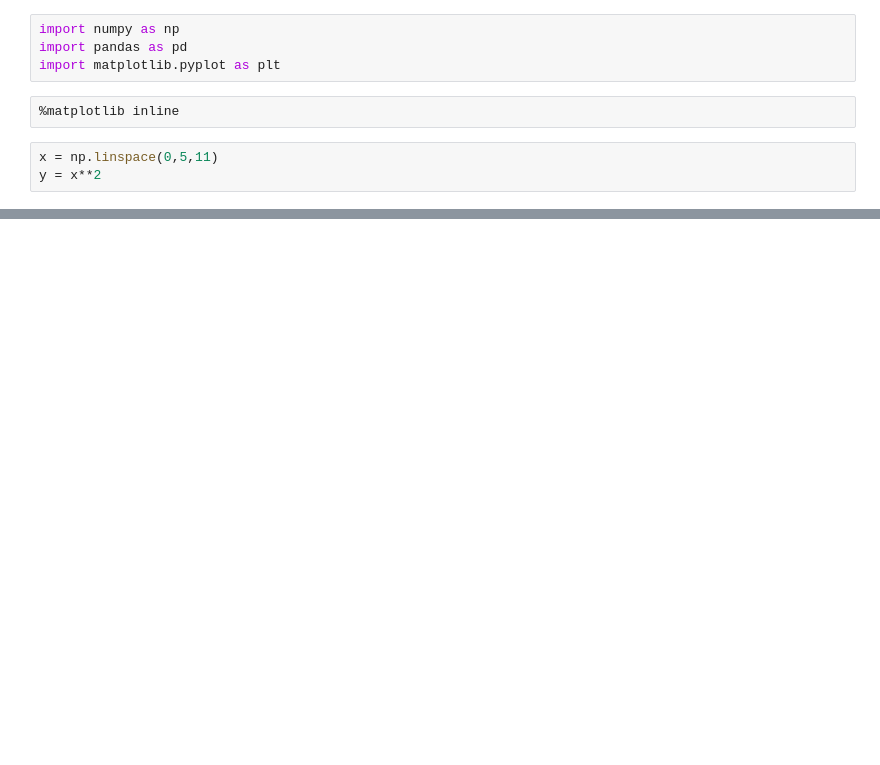
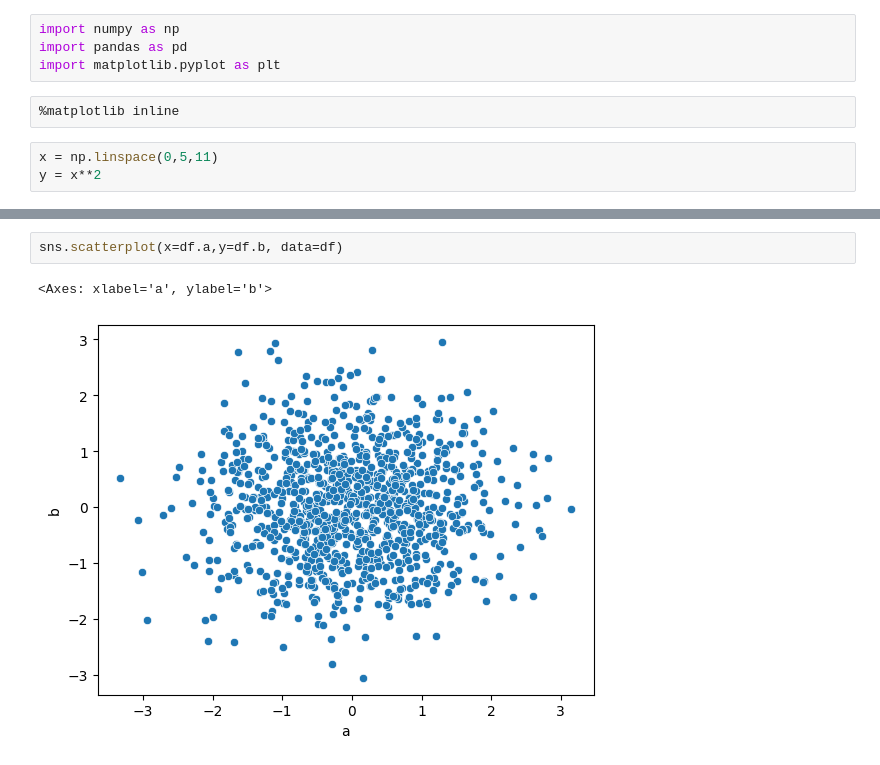
Before and after one commit to rajgouravjain/dspy3, a Jupyter notebook: datascience/eda-tutorial/matplotlib-practice-1.ipynb, the cells around one changed output, grey strips where cells are left out. Cells and saved outputs as stored; diff of their text form; blank space fills up the shorter version.

```diff
--- a/datascience/eda-tutorial/matplotlib-practice-1.ipynb
+++ b/datascience/eda-tutorial/matplotlib-practice-1.ipynb
@@ -59,0 +119,5 @@ Text(0, 0.5, 'Y2')
+# %%
+sns.scatterplot(x=df.a,y=df.b, data=df)
+# %% [output]
+<Axes: xlabel='a', ylabel='b'>
+[figure, added]
```
Also changed, not shown: parts of 12 cells of this notebook, 5 other files.
